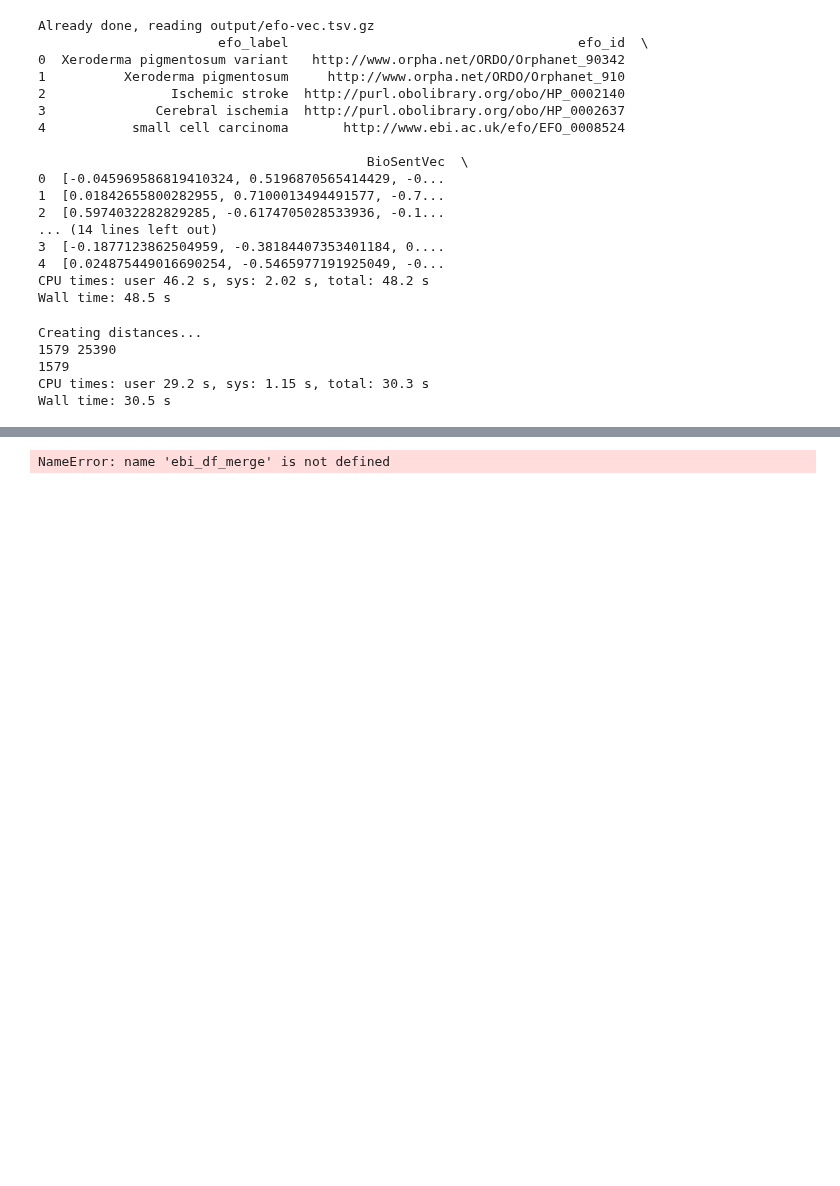
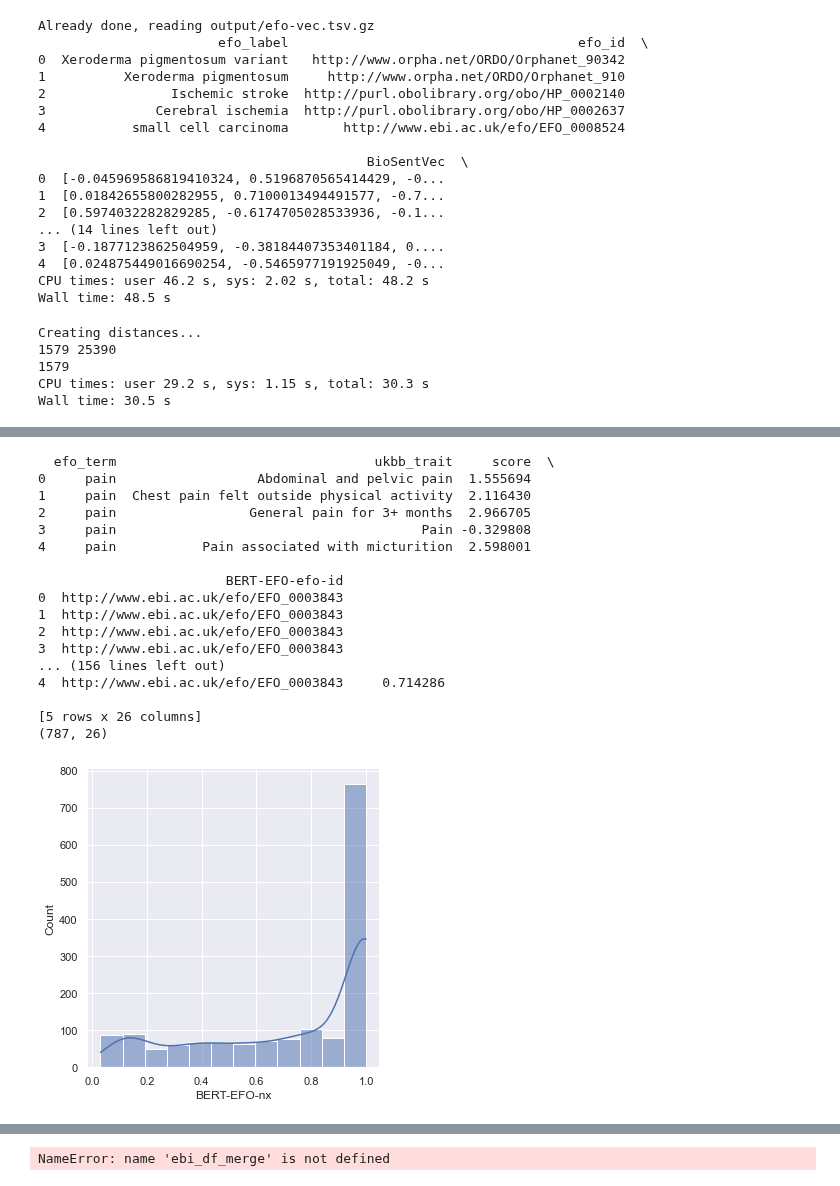
Before and after one commit to MRCIEU/vectology, a Jupyter notebook: analysis/paper/ebi-ukb-efo.ipynb, the cells around one changed output, grey strips where cells are left out. Drawn from its saved outputs; the diff is of its cells as text; code cells hidden in the pictures; blank space fills up the shorter version.

```diff
--- a/analysis/paper/ebi-ukb-efo.ipynb
+++ b/analysis/paper/ebi-ukb-efo.ipynb
@@ -505,31 +501,50 @@ sns.displot(ebi_df, x="Zooma-nx",kde=True)
 # %%
 # BERT-EFO
 
 def bert_efo():
     bef_df = pd.read_csv('data/bluebert_efo_mapping.csv')
     bef_df.rename(columns={'efo_id':'BERT-EFO-efo-id'},inplace=True)
     print(bef_df.head())
     print(bef_df.shape)
 
     # merge with ebi_df
     ebi_df_merge = pd.merge(ebi_df,bef_df,left_on='query',right_on='ukbb_trait')
     print(ebi_df_merge.head())
 
     dis_results=[]
     name = 'BERT-EFO-nx'
     for i, row in ebi_df_merge.iterrows():
-        try:
-            res = similarity = efo_nx.similarity(row['BERT-EFO-efo-id'],row['full_id']).results()
-            dis_results.append(res[nxontology_measure])
-        except:
-            dis_results.append(0)
+        res = similarity = efo_nx.similarity(row['BERT-EFO-efo-id'],row['full_id']).results()
+        dis_results.append(res[nxontology_measure])
+
 
     print(len(dis_results))
     ebi_df_merge[name] = dis_results
     print(ebi_df_merge.head())
     print(ebi_df_merge[ebi_df_merge['BERT-EFO-nx']>0.9].shape)
     ebi_df_merge.to_csv('output/ebi-nx.tsv',sep='\t',index=False)
     sns.displot(ebi_df_merge, x=name,kde=True)
+    return ebi_df_merge
+ebi_df_merge=bert_efo()
+# %% [output]
+  efo_term                                 ukbb_trait     score  \
+0     pain                  Abdominal and pelvic pain  1.555694
+1     pain  Chest pain felt outside physical activity  2.116430
+2     pain                 General pain for 3+ months  2.966705
+3     pain                                       Pain -0.329808
+4     pain           Pain associated with micturition  2.598001
+
+                        BERT-EFO-efo-id
+0  http://www.ebi.ac.uk/efo/EFO_0003843
+1  http://www.ebi.ac.uk/efo/EFO_0003843
+2  http://www.ebi.ac.uk/efo/EFO_0003843
+3  http://www.ebi.ac.uk/efo/EFO_0003843
+... (156 lines left out)
+4  http://www.ebi.ac.uk/efo/EFO_0003843     0.714286
+
+[5 rows x 26 columns]
+(787, 26)
+[figure, added]
 # %%
 #print(ebi_df_merge[ebi_df_merge['BERT-EFO-nx']==0][['query','full_id','BERT-EFO-efo-id']])
 #efo_nx.similarity('http://www.ebi.ac.uk/efo/EFO_0004143','http://www.ebi.ac.uk/efo/EFO_0009510').results()
```
Also changed, not shown: parts of 8 cells of this notebook.
